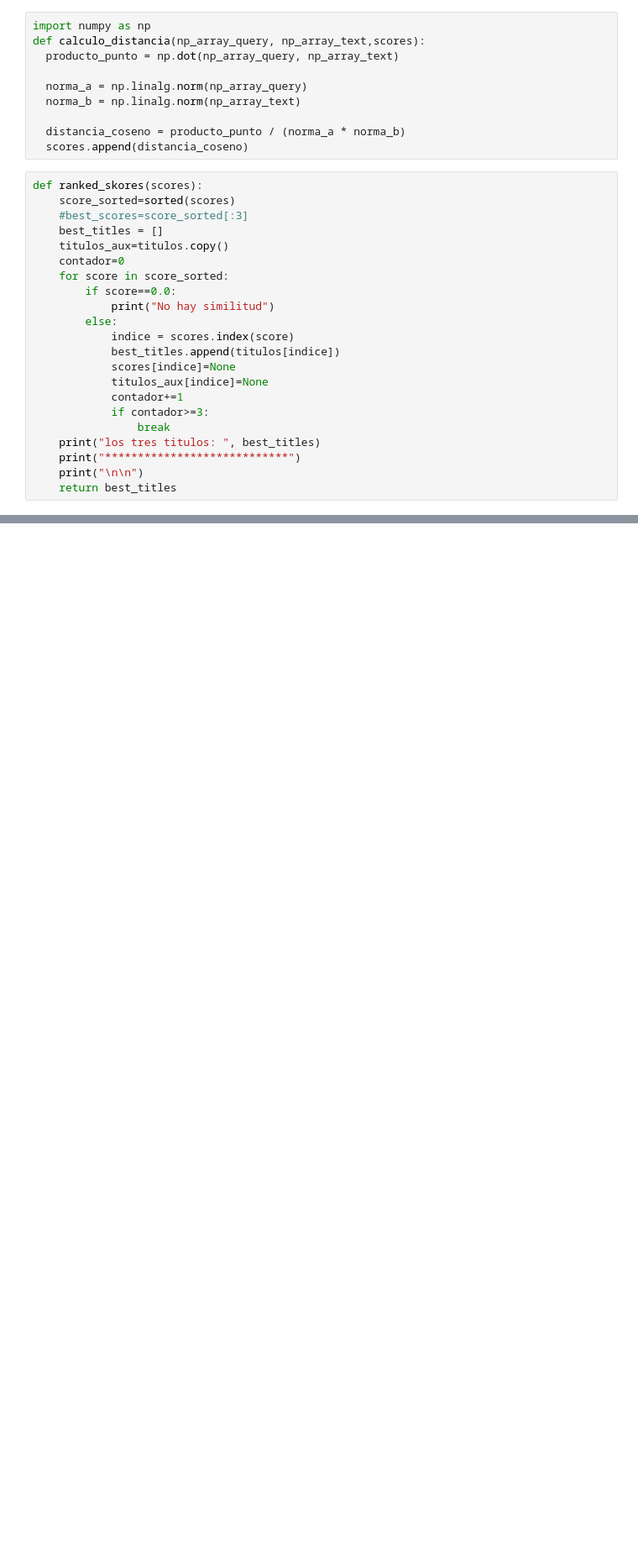
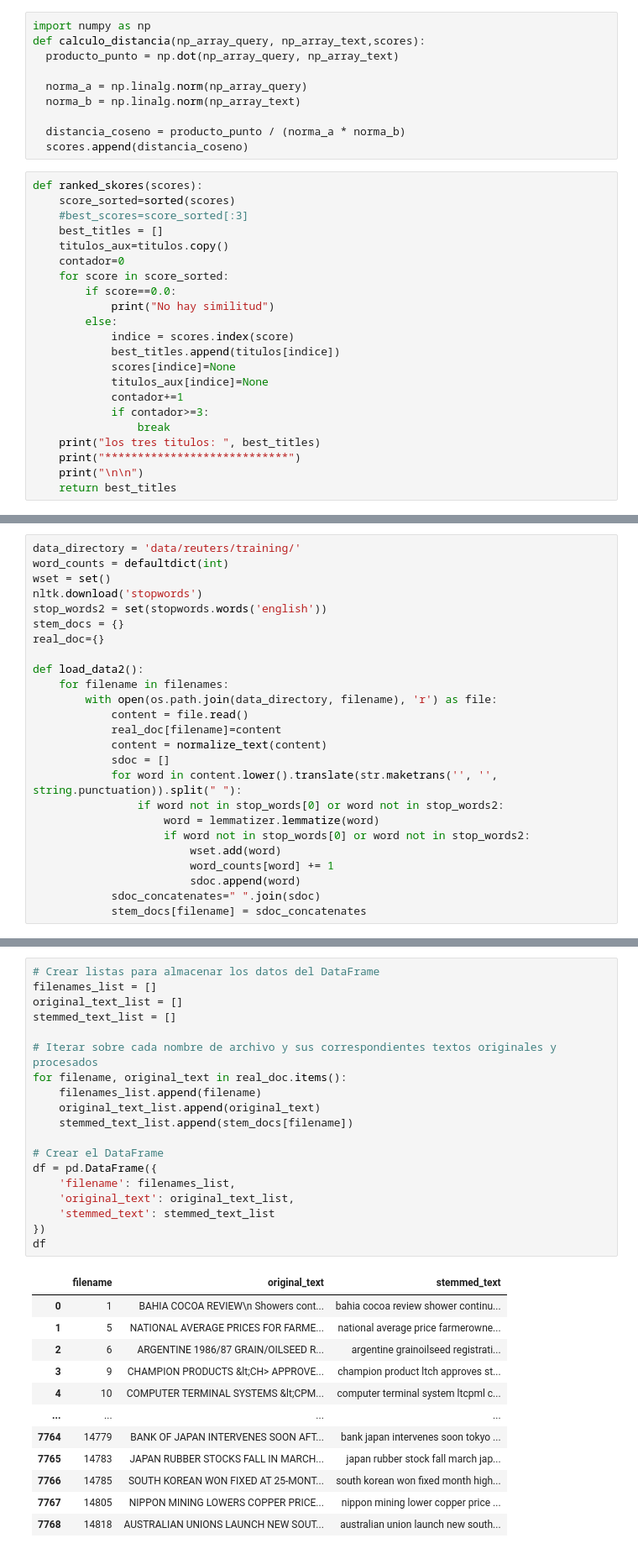
Before and after one commit to Pinkylml/Recuperaci-n-de-la-informacion-deberes, a Jupyter notebook: proj01/proj01.ipynb, the cells around one changed output, grey strips where cells are left out. Shown: that part at 84% size. Drawn from its saved outputs; the diff is of its cells as text; blank space fills up the shorter version.

```diff
--- a/proj01/proj01.ipynb
+++ b/proj01/proj01.ipynb
@@ -230,0 +291,25 @@ print(best_titles)
+# %%
+data_directory = 'data/reuters/training/'
+word_counts = defaultdict(int)
+wset = set()
+nltk.download('stopwords')
+stop_words2 = set(stopwords.words('english'))
+stem_docs = {}
+real_doc={}
+
+def load_data2():
+    for filename in filenames:
+        with open(os.path.join(data_directory, filename), 'r') as file:
+            content = file.read()
+            real_doc[filename]=content
+            content = normalize_text(content)
+            sdoc = []
+            for word in content.lower().translate(str.maketrans('', '', string.punctuation)).split(" "):
+                if word not in stop_words[0] or word not in stop_words2:
+                    word = lemmatizer.lemmatize(word)
+                    if word not in stop_words[0] or word not in stop_words2:
+                        wset.add(word)
+                        word_counts[word] += 1
+                        sdoc.append(word)
+            sdoc_concatenates=" ".join(sdoc)
+            stem_docs[filename] = sdoc_concatenates
@@ -230,0 +322,32 @@ print(best_titles)
+# %%
+# Crear listas para almacenar los datos del DataFrame
+filenames_list = []
+original_text_list = []
+stemmed_text_list = []
+
+# Iterar sobre cada nombre de archivo y sus correspondientes textos originales y procesados
+for filename, original_text in real_doc.items():
+    filenames_list.append(filename)
+    original_text_list.append(original_text)
+    stemmed_text_list.append(stem_docs[filename])
+
+# Crear el DataFrame
+df = pd.DataFrame({
+    'filename': filenames_list,
+    'original_text': original_text_list,
+    'stemmed_text': stemmed_text_list
+})
+df
+# %% [output]
+|  | filename | original_text | stemmed_text |
+| 0 | 1 | BAHIA COCOA REVIEW\n Showers cont... | bahia cocoa review shower continu... |
+| 1 | 5 | NATIONAL AVERAGE PRICES FOR FARME... | national average price farmerowne... |
+| 2 | 6 | ARGENTINE 1986/87 GRAIN/OILSEED R... | argentine grainoilseed registrati... |
+| 3 | 9 | CHAMPION PRODUCTS &lt;CH> APPROVE... | champion product ltch approves st... |
+| 4 | 10 | COMPUTER TERMINAL SYSTEMS &lt;CPM... | computer terminal system ltcpml c... |
+| ... | ... | ... | ... |
+| 7764 | 14779 | BANK OF JAPAN INTERVENES SOON AFT... | bank japan intervenes soon tokyo ... |
+| 7765 | 14783 | JAPAN RUBBER STOCKS FALL IN MARCH... | japan rubber stock fall march jap... |
+| 7766 | 14785 | SOUTH KOREAN WON FIXED AT 25-MONT... | south korean won fixed month high... |
+| 7767 | 14805 | NIPPON MINING LOWERS COPPER PRICE... | nippon mining lower copper price ... |
+| 7768 | 14818 | AUSTRALIAN UNIONS LAUNCH NEW SOUT... | australian union launch new south... |
```
Also changed, not shown: parts of 68 cells of this notebook.
